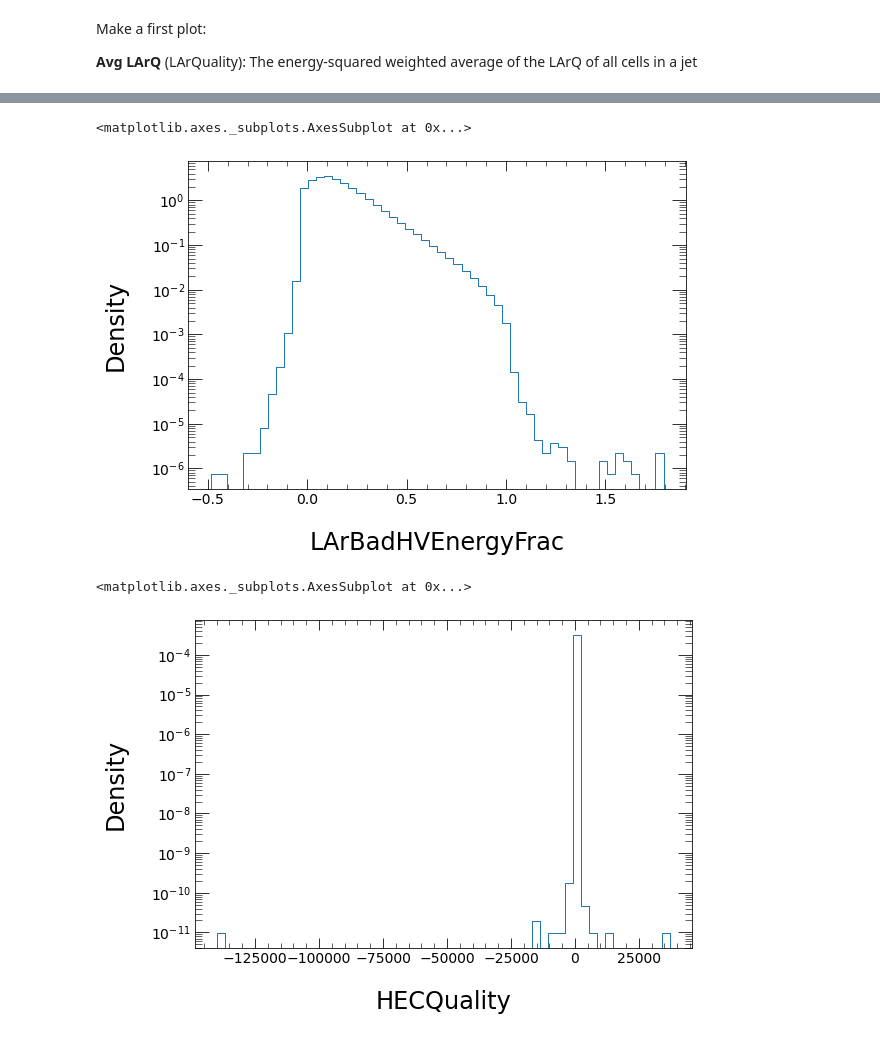
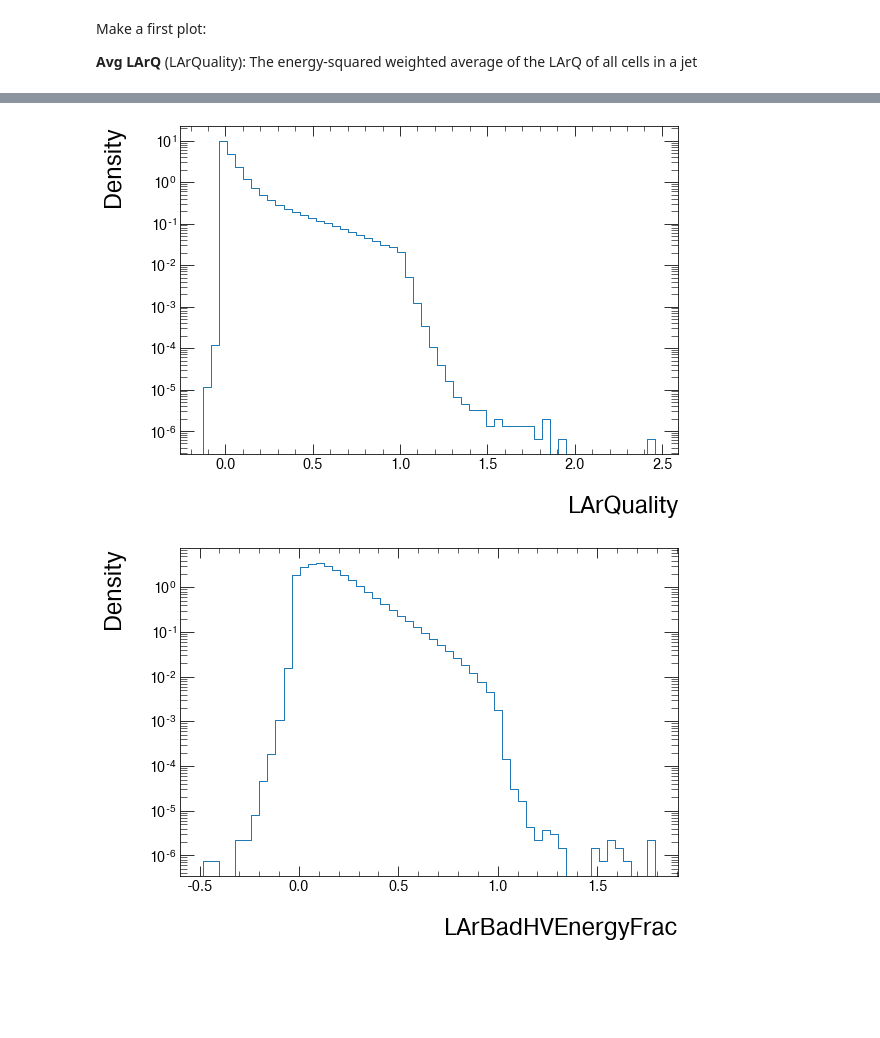
Before and after one commit to matthewfeickert/ServiceX-exploration, a Jupyter notebook: notebooks/jet-cleaning-test.ipynb, the cells around one changed output, grey strips where cells are left out. Cells and saved outputs as stored; diff of their text form; code cells hidden in the pictures; blank space fills up the shorter version.

```diff
--- a/notebooks/jet-cleaning-test.ipynb
+++ b/notebooks/jet-cleaning-test.ipynb
@@ -110,35 +93,13 @@ findfont: Font family ['sans-serif'] not found. Falling back to DejaVu Sans.
-# %%
-bin_width = 0.05
-_range = [-0.2, 2.6]
-_bins = int((_range[1] - _range[0]) / bin_width)
-hist_LArBadHVEnergyFrac = heputils.convert.numpy_to_hist(
-    *np.histogram(query.LArBadHVEnergyFrac, bins=_bins)
-)
-
-fig, ax = plt.subplots()
-quick_plot(
-    hist_LArBadHVEnergyFrac,
-    xlabel="LArBadHVEnergyFrac",
-    ylabel="Density",
-    density=True,
-    ax=ax,
-)
-# %% [output]
-<matplotlib.axes._subplots.AxesSubplot at 0x...>
-[figure, removed]
 # %%
-hist_HECQuality = heputils.convert.numpy_to_hist(
-    *np.histogram(query.HECQuality, bins=_bins)
-)
-
-fig, ax = plt.subplots()
-quick_plot(
-    hist_HECQuality,
-    xlabel="HECQuality",
-    ylabel="Density",
-    density=True,
-    ax=ax,
-)
+for hist, label in zip(jet_hists, jet_moments):
+    fig, ax = plt.subplots()
+    quick_plot(
+        hist,
+        xlabel=label,
+        ylabel="Density",
+        density=True,
+        ax=ax,
+    )
 # %% [output]
-<matplotlib.axes._subplots.AxesSubplot at 0x...>
-[figure, old version]
+[figure, new version]
+[figure, added]
```
Also changed, not shown: parts of 7 cells of this notebook.
